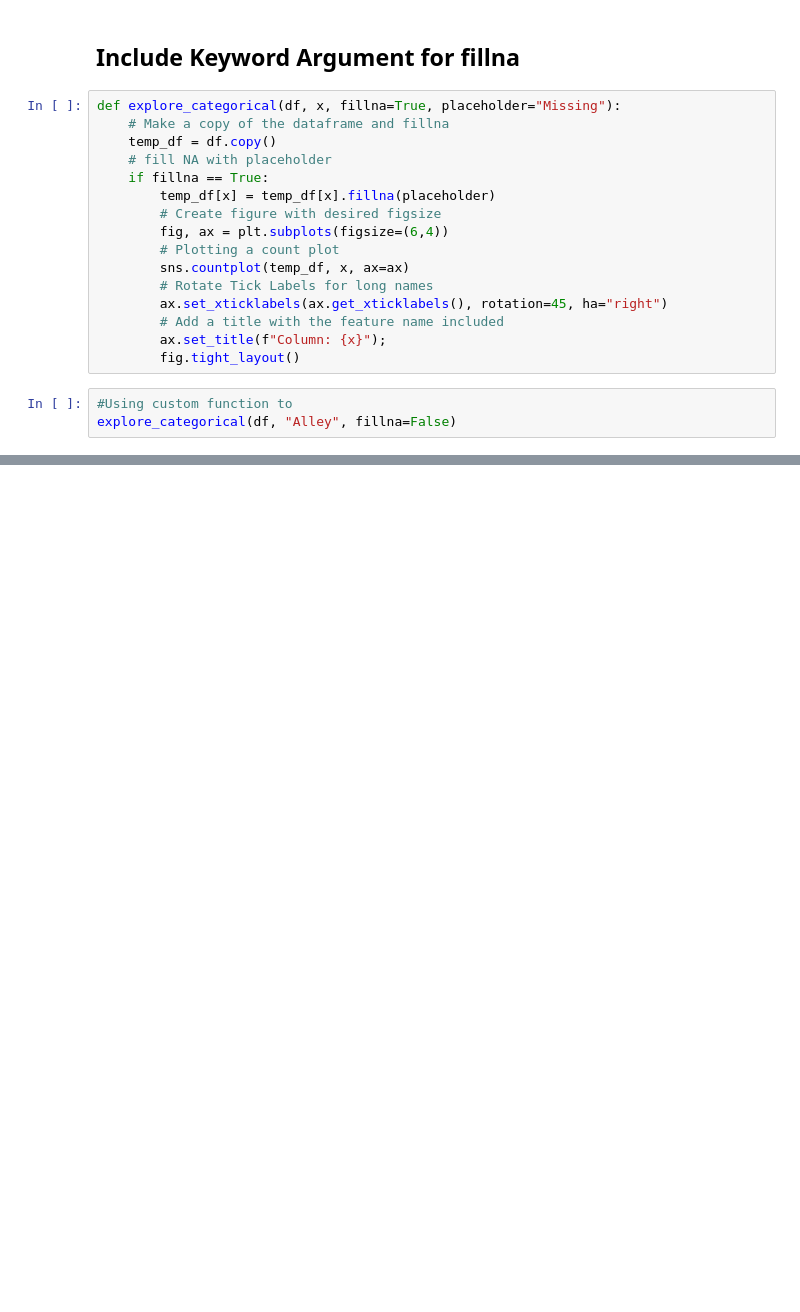
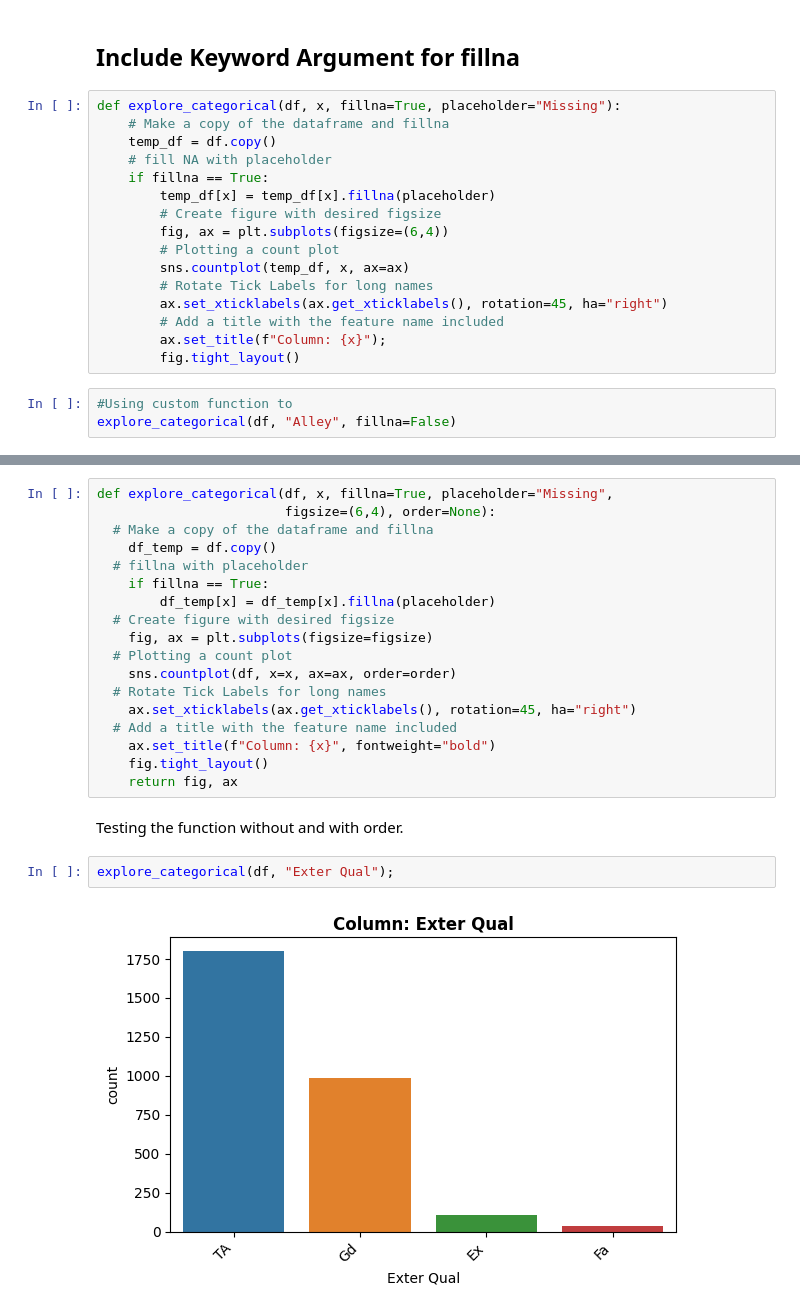
Before and after one commit to eckoecho/CodingDojo, a Jupyter notebook: EDA_Functions_Part_1.ipynb, the cells around one changed output, grey strips where cells are left out. Saved outputs shown, nothing was run; the diff lists cells and outputs as text; blank space fills up the shorter version.

```diff
--- a/EDA_Functions_Part_1.ipynb
+++ b/EDA_Functions_Part_1.ipynb
@@ -121,0 +172,24 @@ explore_categorical(df, "Alley", fillna=False)
+# %%
+def explore_categorical(df, x, fillna=True, placeholder="Missing",
+                        figsize=(6,4), order=None):
+  # Make a copy of the dataframe and fillna
+    df_temp = df.copy()
+  # fillna with placeholder
+    if fillna == True:
+        df_temp[x] = df_temp[x].fillna(placeholder)
+  # Create figure with desired figsize
+    fig, ax = plt.subplots(figsize=figsize)
+  # Plotting a count plot
+    sns.countplot(df, x=x, ax=ax, order=order)
+  # Rotate Tick Labels for long names
+    ax.set_xticklabels(ax.get_xticklabels(), rotation=45, ha="right")
+  # Add a title with the feature name included
+    ax.set_title(f"Column: {x}", fontweight="bold")
+    fig.tight_layout()
+    return fig, ax
+# %% [markdown]
+Testing the function without and with order.
+# %%
+explore_categorical(df, "Exter Qual");
+# %% [output]
+[figure, added]
```
Also changed, not shown: parts of 27 cells of this notebook.
